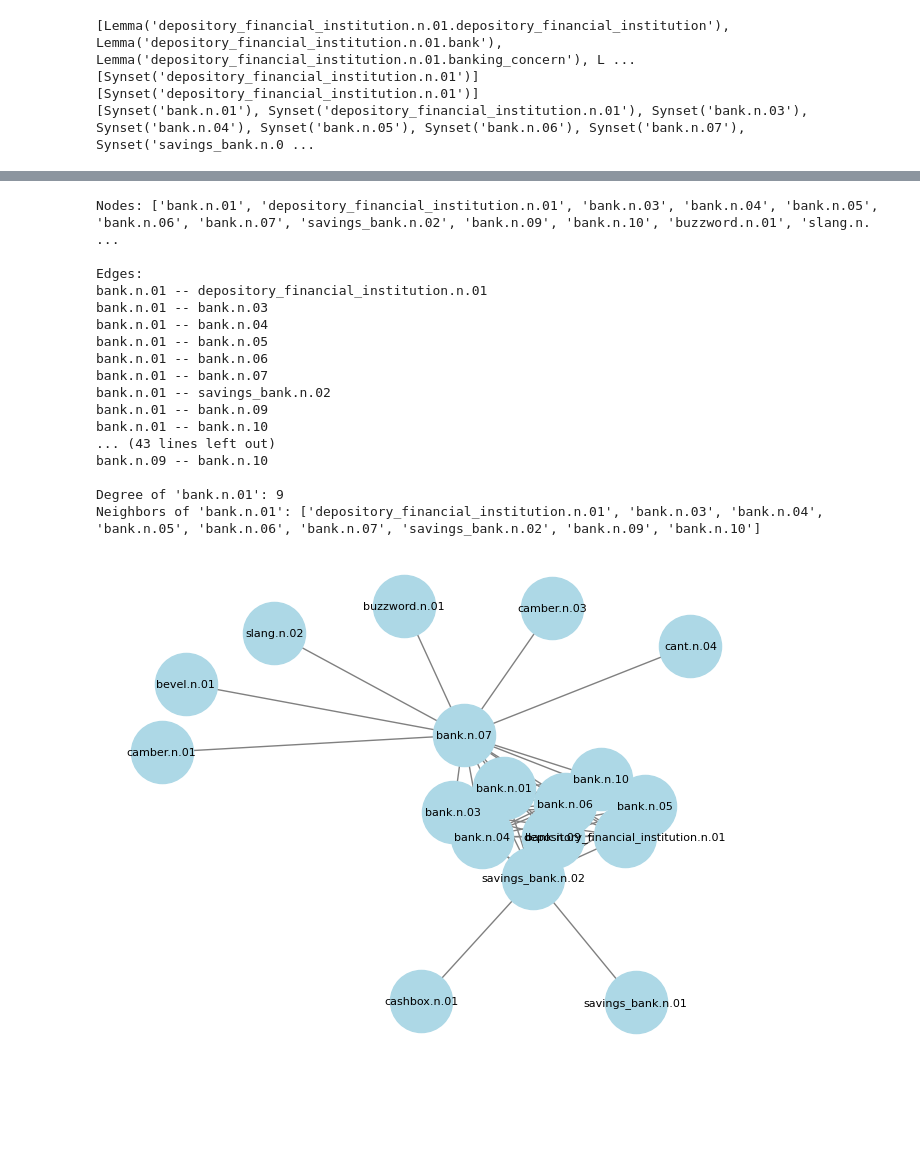
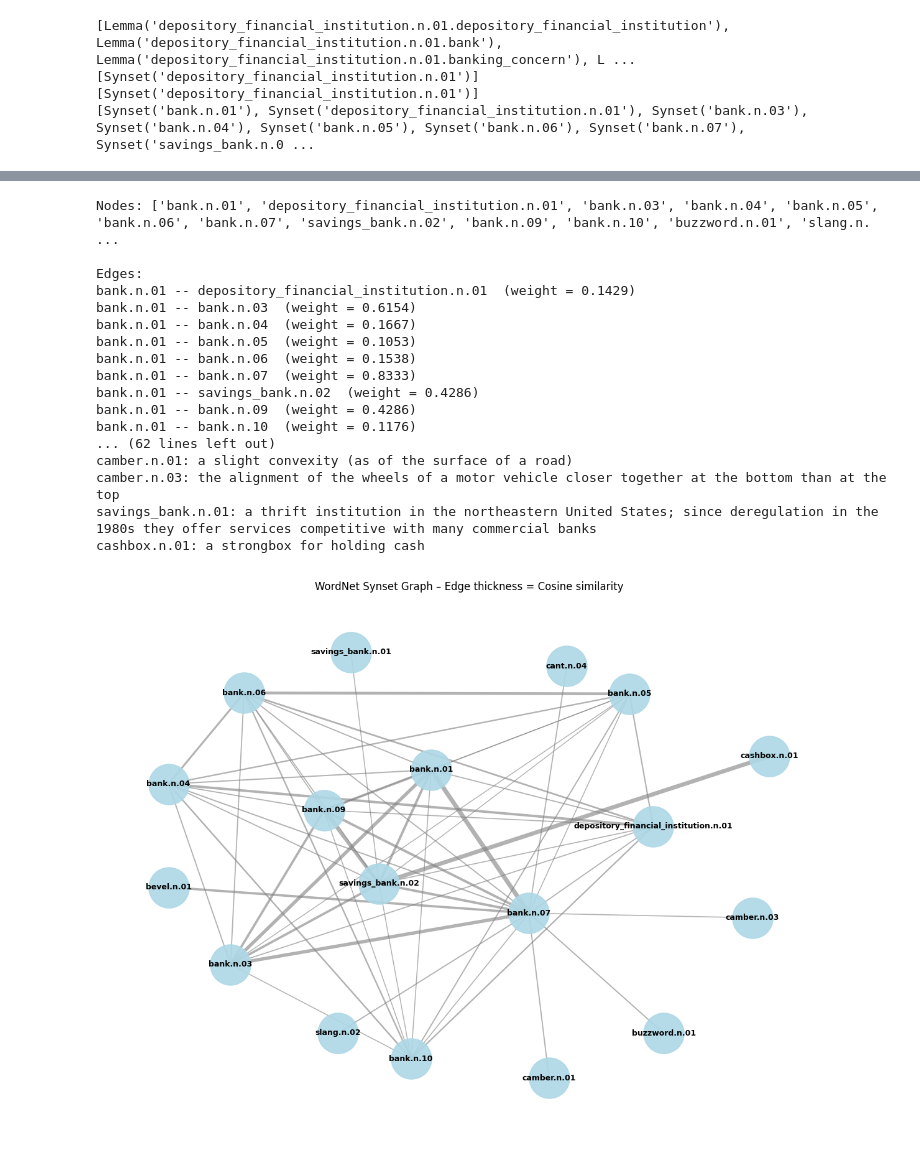
Before and after one commit to GoldPapaya/synonym-pathfinder, a Jupyter notebook: project.ipynb, the cells around one changed output, grey strips where cells are left out. Saved outputs shown, nothing was run; the diff lists cells and outputs as text; code cells hidden in the pictures; blank space fills up the shorter version.

```diff
--- a/project.ipynb
+++ b/project.ipynb
@@ -31,7 +2,0 @@ Below is code to test adding nodes to a graph (to be used later).
-# %%
-class WordNetGraph:
-    def __init__(self):
-        self.graph = nx.Graph()
-
-    def add_synset_node(self, synset):
-        self.graph.add_node(synset)
@@ -87,8 +2,0 @@ def get_synset_neighbors(input_synset, depth):
-# %%
-test_synset_string = 'bank.n.01'
-
-# Example call
-result = get_synset_neighbors(test_synset_string, 2)
-for synset, neighbors in result.items():
-    print(f"{synset}: {neighbors}")
-print('\n', result)
@@ -135 +29,8 @@ print(wn.synsets('bank'))
+# %%
+import numpy as np
+from scipy.spatial.distance import cosine
+# https://www.geeksforgeeks.org/nlp/nlp-wupalmer-wordnet-similarity/
+def synset_cosine_similarity(s1: wn.synset, s2: wn.synset) -> float:
+    wup = s1.wup_similarity(s2)
+    return 0.0 if wup is None else float(wup)
 # %%
@@ -301,30 +146,36 @@ wn_graph.build_graph_from_synset(test_synset, depth=1)
 
 print("Nodes:", list(wn_graph.graph.nodes()))
 print("\nEdges:")
-for u, v in wn_graph.graph.edges():
-    print(f"{u} -- {v}")
+for u, v, data in wn_graph.graph.edges(data=True):
+    weight = data.get('weight', 0.0)          # fallback if something goes wrong
+    print(f"{u} -- {v}  (weight = {weight:.4f})")
 
 print(f"\nDegree of 'bank.n.01': {wn_graph.graph.degree['bank.n.01']}")
-print(f"Neighbors of 'bank.n.01': {wn_graph.get_neighbors('bank.n.01')}")
+print(f"Neighbors of 'bank.n.01': {wn_graph.get_neighbors('bank.n.01')}\n")
+definitions = wn_graph.get_all_definitions()
+for synset_name, definition in definitions.items():
+    print(f"{synset_name}: {definition}")
 # %% [output]
 Nodes: ['bank.n.01', 'depository_financial_institution.n.01', 'bank.n.03', 'bank.n.04', 'bank.n.05', 'bank.n.06', 'bank.n.07', 'savings_bank.n.02', 'bank.n.09', 'bank.n.10', 'buzzword.n.01', 'slang.n. ...
 
 Edges:
-bank.n.01 -- depository_financial_institution.n.01
-bank.n.01 -- bank.n.03
-bank.n.01 -- bank.n.04
-bank.n.01 -- bank.n.05
-bank.n.01 -- bank.n.06
-bank.n.01 -- bank.n.07
-bank.n.01 -- savings_bank.n.02
-bank.n.01 -- bank.n.09
-bank.n.01 -- bank.n.10
-... (43 lines left out)
-bank.n.09 -- bank.n.10
-
-Degree of 'bank.n.01': 9
-Neighbors of 'bank.n.01': ['depository_financial_institution.n.01', 'bank.n.03', 'bank.n.04', 'bank.n.05', 'bank.n.06', 'bank.n.07', 'savings_bank.n.02', 'bank.n.09', 'bank.n.10']
+bank.n.01 -- depository_financial_institution.n.01  (weight = 0.1429)
+bank.n.01 -- bank.n.03  (weight = 0.6154)
+bank.n.01 -- bank.n.04  (weight = 0.1667)
+bank.n.01 -- bank.n.05  (weight = 0.1053)
+bank.n.01 -- bank.n.06  (weight = 0.1538)
+bank.n.01 -- bank.n.07  (weight = 0.8333)
+bank.n.01 -- savings_bank.n.02  (weight = 0.4286)
+bank.n.01 -- bank.n.09  (weight = 0.4286)
+bank.n.01 -- bank.n.10  (weight = 0.1176)
+... (62 lines left out)
+camber.n.01: a slight convexity (as of the surface of a road)
+camber.n.03: the alignment of the wheels of a motor vehicle closer together at the bottom than at the top
+savings_bank.n.01: a thrift institution in the northeastern United States; since deregulation in the 1980s they offer services competitive with many commercial banks
+cashbox.n.01: a strongbox for holding cash
-# %%
-wn_graph.draw()
-# %% [output]
-[figure, removed]
+# %%
+from google.colab import output
+output.enable_custom_widget_manager()
+wn_graph.draw()
+# %% [output]
+[figure, added]
```
Also changed, not shown: parts of 10 cells of this notebook.
